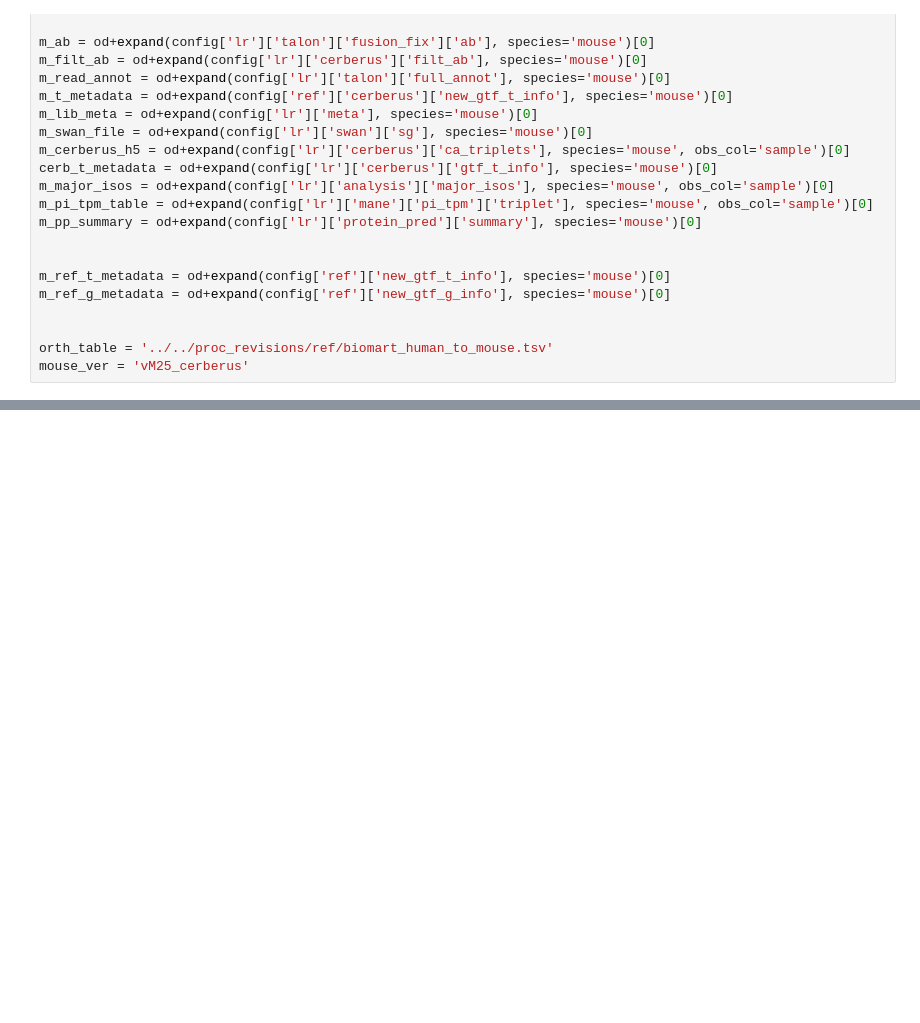
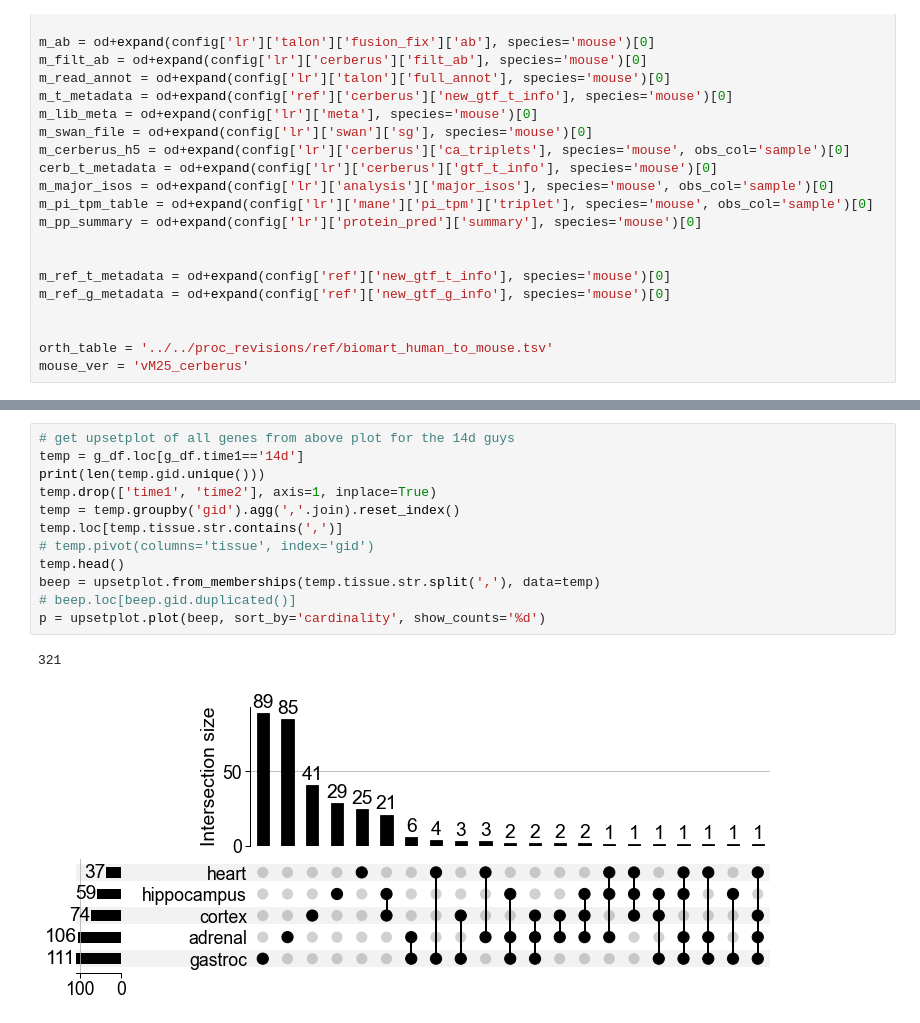
Before and after one commit to fairliereese/paper_rnawg, a Jupyter notebook: figures_revisions/flagship/mouse.ipynb, the cells around one changed output, grey strips where cells are left out. Saved outputs shown, nothing was run; the diff lists cells and outputs as text; blank space fills up the shorter version.

```diff
--- a/figures_revisions/flagship/mouse.ipynb
+++ b/figures_revisions/flagship/mouse.ipynb
@@ -68,0 +182,15 @@ mouse_ver = 'vM25_cerberus'
+# %%
+# get upsetplot of all genes from above plot for the 14d guys
+temp = g_df.loc[g_df.time1=='14d']
+print(len(temp.gid.unique()))
+temp.drop(['time1', 'time2'], axis=1, inplace=True)
+temp = temp.groupby('gid').agg(','.join).reset_index()
+temp.loc[temp.tissue.str.contains(',')]
+# temp.pivot(columns='tissue', index='gid')
+temp.head()
+beep = upsetplot.from_memberships(temp.tissue.str.split(','), data=temp)
+# beep.loc[beep.gid.duplicated()]
+p = upsetplot.plot(beep, sort_by='cardinality', show_counts='%d')
+# %% [output]
+321
+[figure, added]
```
Also changed, not shown: parts of 49 cells of this notebook, 10 other files.
